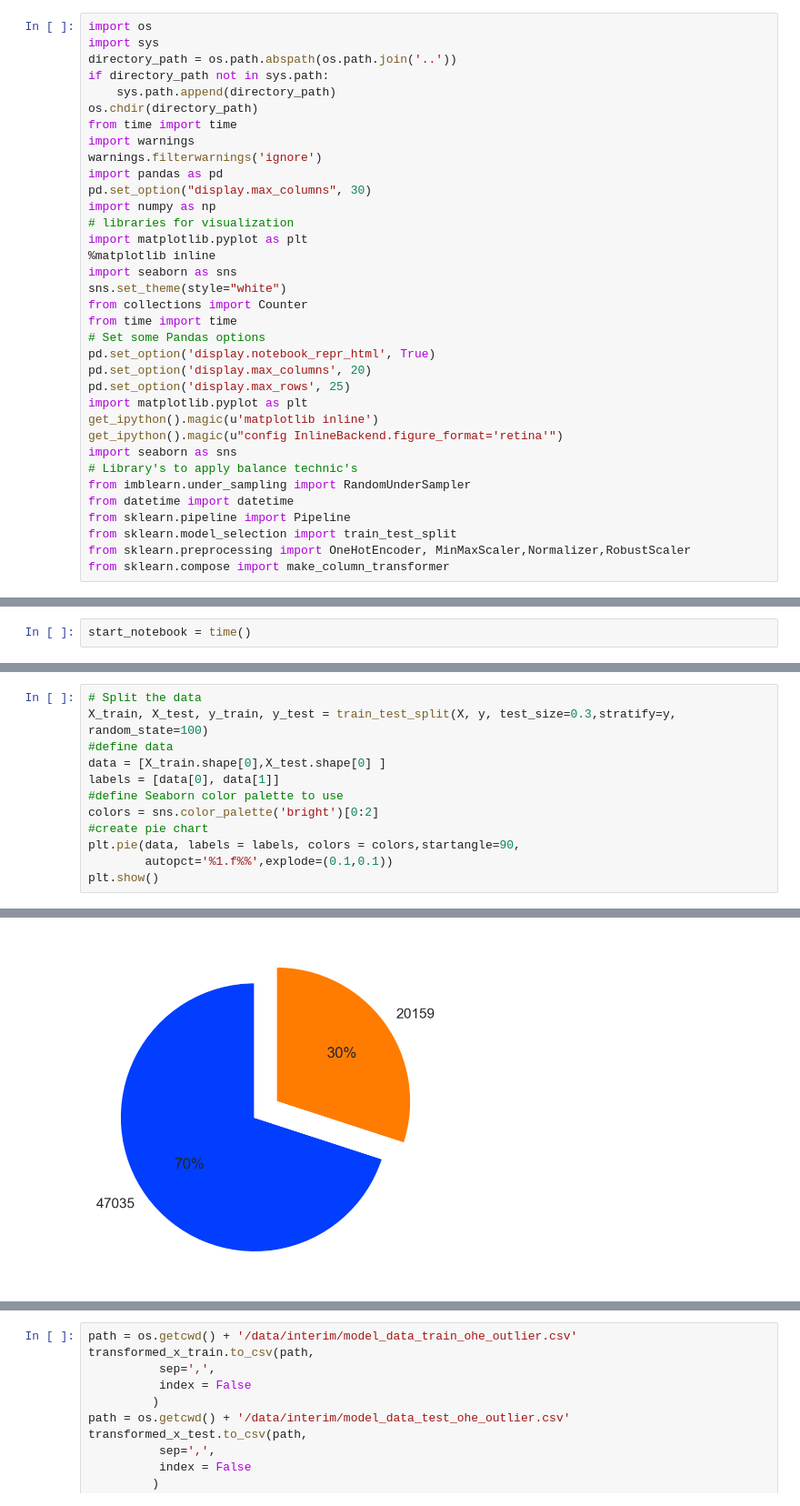
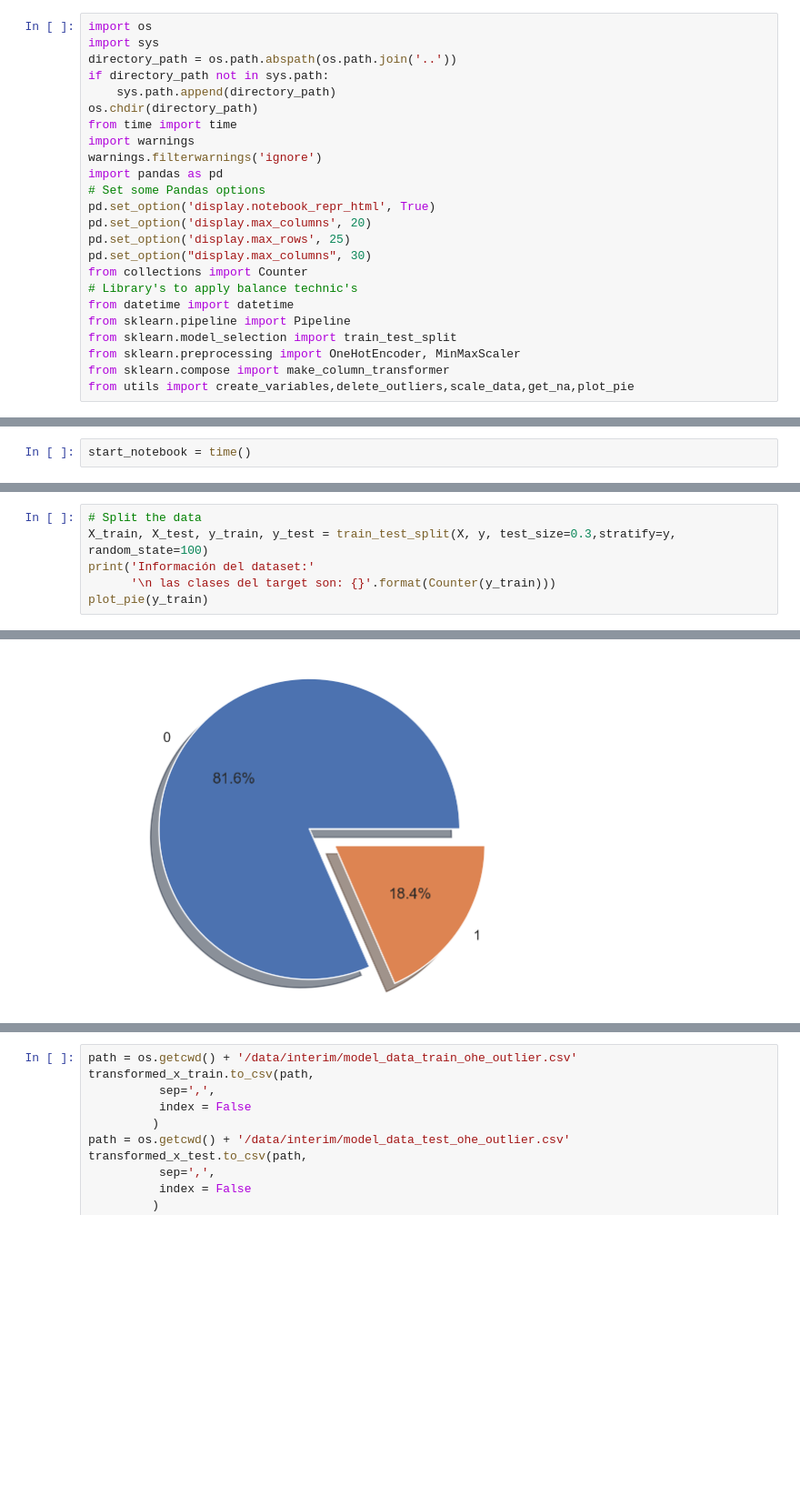
Before and after one commit to iair/flight_delays_challenge, a Jupyter notebook: notebooks/preprocessing_ohe_outlier.ipynb, the cells around one changed output, grey strips where cells are left out. Shown at 91% size. Cells and saved outputs as stored; diff of their text form; blank space fills up the shorter version.

Commit message:
Refactoring of the code and solution document was added
Refactoring of the code and solution document was added. Also, train and test with MCA was finished , conclusion and next step was writhed

```diff
--- a/notebooks/preprocessing_ohe_outlier.ipynb
+++ b/notebooks/preprocessing_ohe_outlier.ipynb
@@ -9,27 +9,16 @@ from time import time
 import warnings
 warnings.filterwarnings('ignore')
 import pandas as pd
-pd.set_option("display.max_columns", 30)
-import numpy as np
-# libraries for visualization
-import matplotlib.pyplot as plt
-%matplotlib inline
-import seaborn as sns
-sns.set_theme(style="white")
-from collections import Counter
-from time import time
 # Set some Pandas options
 pd.set_option('display.notebook_repr_html', True)
 pd.set_option('display.max_columns', 20)
 pd.set_option('display.max_rows', 25)
-import matplotlib.pyplot as plt
-get_ipython().magic(u'matplotlib inline')
-get_ipython().magic(u"config InlineBackend.figure_format='retina'")
-import seaborn as sns
+pd.set_option("display.max_columns", 30)
+from collections import Counter
 # Library's to apply balance technic's
-from imblearn.under_sampling import RandomUnderSampler
 from datetime import datetime
 from sklearn.pipeline import Pipeline
 from sklearn.model_selection import train_test_split
-from sklearn.preprocessing import OneHotEncoder, MinMaxScaler,Normalizer,RobustScaler
+from sklearn.preprocessing import OneHotEncoder, MinMaxScaler
 from sklearn.compose import make_column_transformer
+from utils import create_variables,delete_outliers,scale_data,get_na,plot_pie
@@ -151,13 +51,7 @@ get_na(X)
 # %%
 # Split the data
 X_train, X_test, y_train, y_test = train_test_split(X, y, test_size=0.3,stratify=y, random_state=100)
-#define data
-data = [X_train.shape[0],X_test.shape[0] ]
-labels = [data[0], data[1]]
-#define Seaborn color palette to use
-colors = sns.color_palette('bright')[0:2]
-#create pie chart
-plt.pie(data, labels = labels, colors = colors,startangle=90,
-        autopct='%1.f%%',explode=(0.1,0.1))
-plt.show()
+print('Información del dataset:'
+      '\n las clases del target son: {}'.format(Counter(y_train)))
+plot_pie(y_train)
 # %% [output]
@@ -164 +60 @@ plt.show()
-[figure, old version]
+[figure, new version]
```
Also changed, not shown: parts of 6 cells of this notebook, 14 other files.
